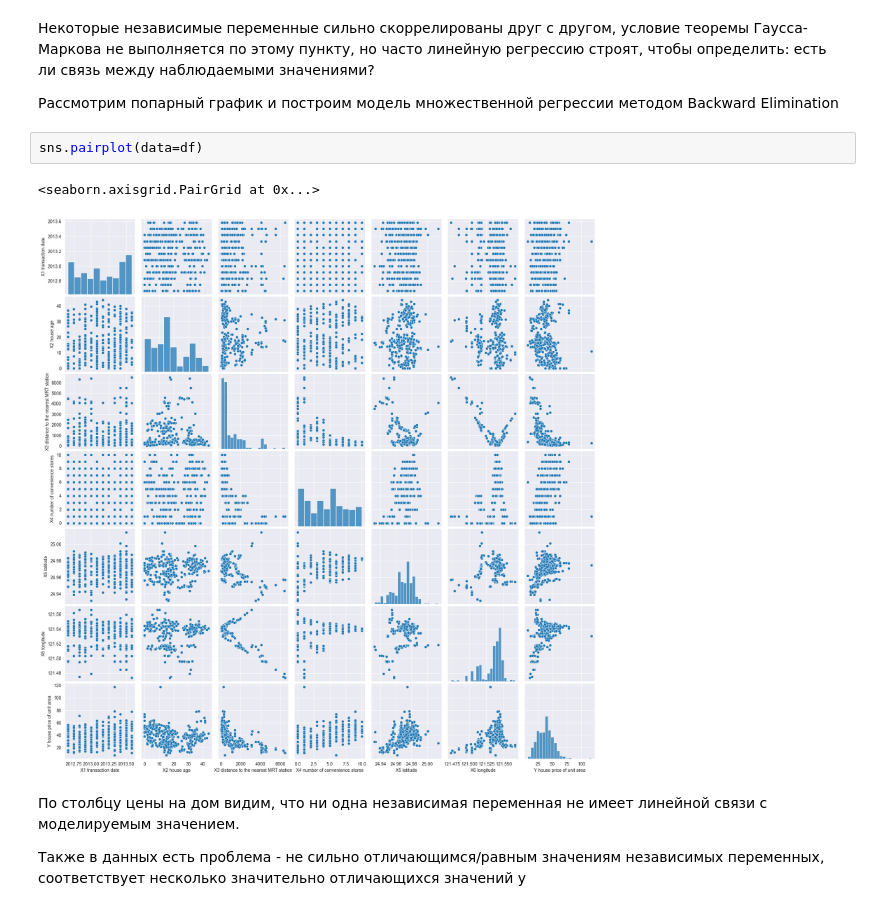
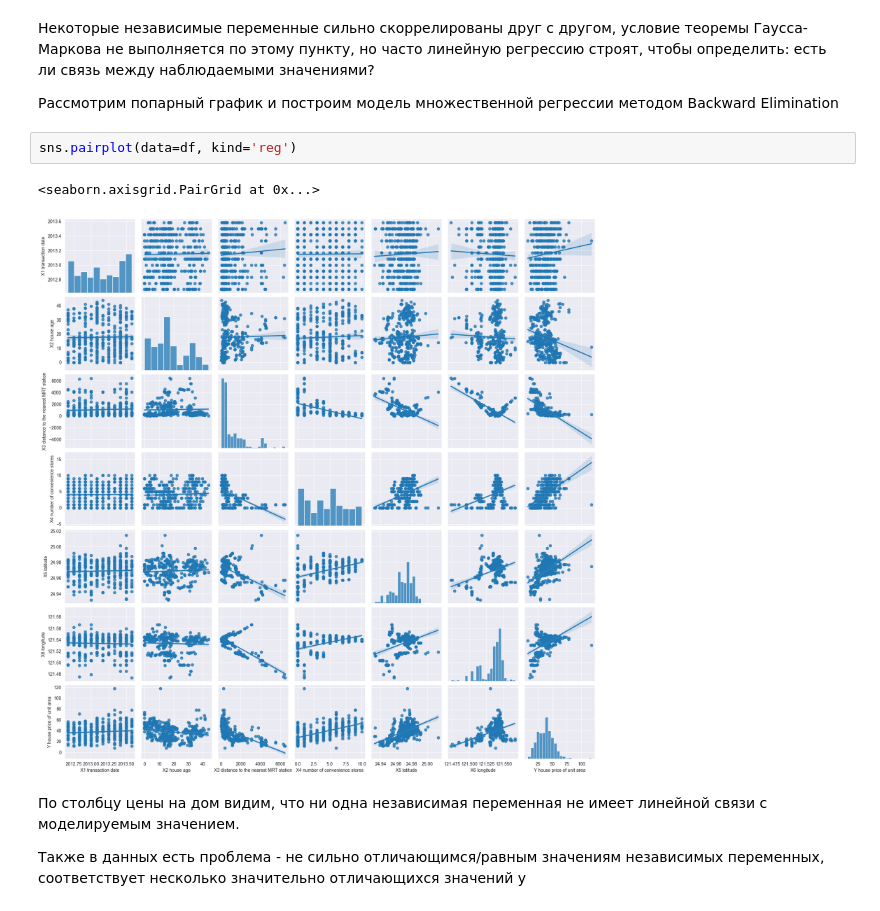
Before and after one commit to Shkuratova/CFA, a Jupyter notebook: Lab7/Lab7.ipynb, the cells around one changed output. Cells and saved outputs as stored; diff of their text form.

```diff
--- a/Lab7/Lab7.ipynb
+++ b/Lab7/Lab7.ipynb
@@ -45,10 +45,10 @@ sns.heatmap((df.iloc[:,:len(df) - 1]).corr(numeric_only=True), annot=True)
 
 Рассмотрим попарный график и построим модель множественной регрессии методом Backward Elimination
 # %%
-sns.pairplot(data=df)
+sns.pairplot(data=df, kind='reg')
 # %% [output]
 <seaborn.axisgrid.PairGrid at 0x...>
-[figure, old version]
+[figure, new version]
 # %% [markdown]
 По столбцу цены на дом видим, что ни одна независимая переменная не имеет линейной связи с моделируемым значением.
 
```
Also changed, not shown: parts of 4 cells of this notebook, 2 other files.
